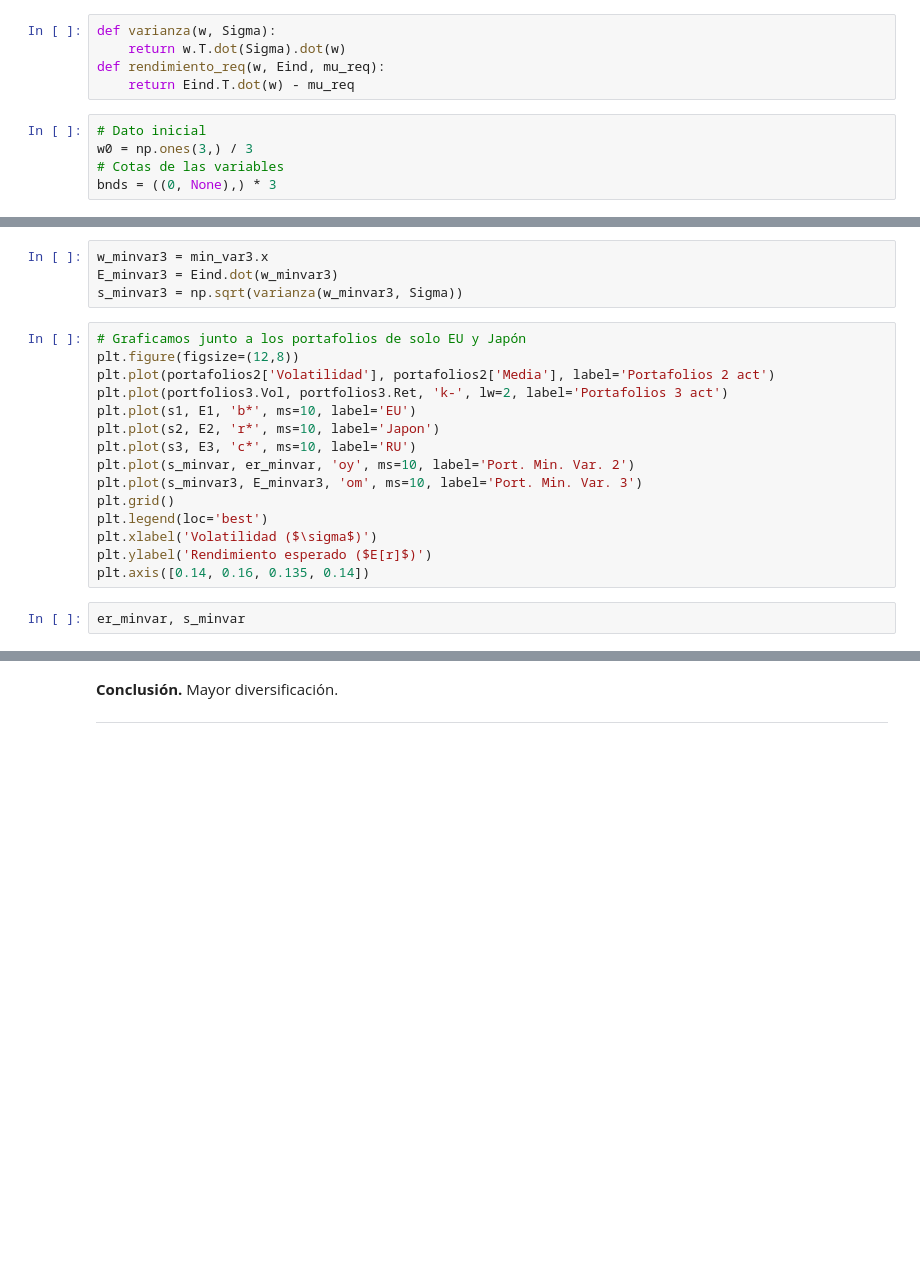
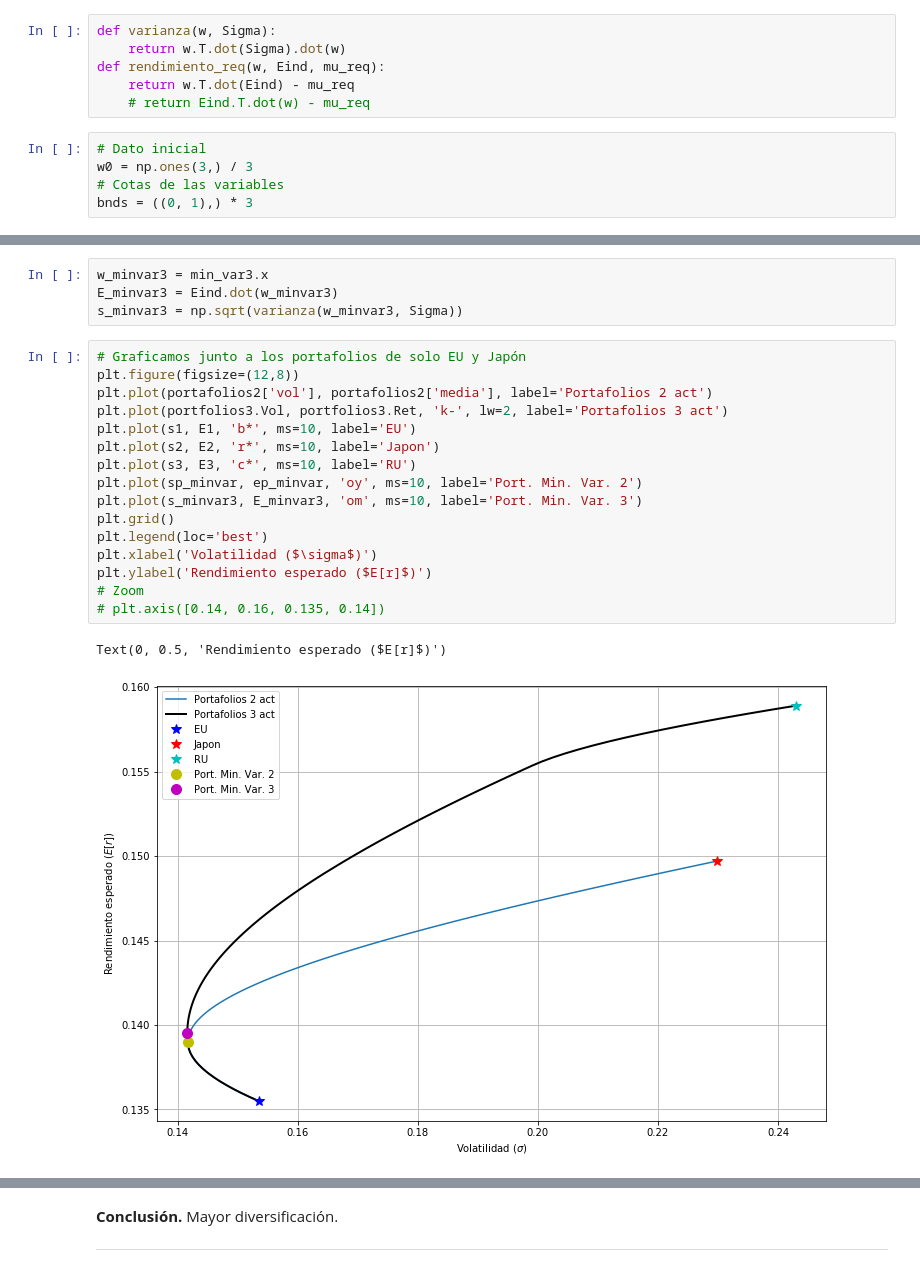
Before and after one commit to Luis168735/porinvp2022, a Jupyter notebook: Modulo2/Clase9_DiversificacionFuentesRiesgoII.ipynb, the cells around one changed output, grey strips where cells are left out. Saved outputs shown, nothing was run; the diff lists cells and outputs as text; blank space fills up the shorter version.

```diff
--- a/Modulo2/Clase9_DiversificacionFuentesRiesgoII.ipynb
+++ b/Modulo2/Clase9_DiversificacionFuentesRiesgoII.ipynb
@@ -327,12 +404,13 @@ Ereq = np.linspace(Eind.min(), Eind.max(), N)
 def varianza(w, Sigma):
     return w.T.dot(Sigma).dot(w)
 def rendimiento_req(w, Eind, mu_req):
-    return Eind.T.dot(w) - mu_req
+    return w.T.dot(Eind) - mu_req
+    # return Eind.T.dot(w) - mu_req
 # %%
 # Dato inicial
 w0 = np.ones(3,) / 3
 # Cotas de las variables
-bnds = ((0, None),) * 3
+bnds = ((0, 1),) * 3
 # %%
 # DataFrame de portafolios de la frontera
 portfolios3 = pd.DataFrame(index=range(N), columns=['w1', 'w2', 'w3', 'Ret', 'Vol'])
@@ -371,17 +473,19 @@ s_minvar3 = np.sqrt(varianza(w_minvar3, Sigma))
 # %%
 # Graficamos junto a los portafolios de solo EU y Japón
 plt.figure(figsize=(12,8))
-plt.plot(portafolios2['Volatilidad'], portafolios2['Media'], label='Portafolios 2 act')
+plt.plot(portafolios2['vol'], portafolios2['media'], label='Portafolios 2 act')
 plt.plot(portfolios3.Vol, portfolios3.Ret, 'k-', lw=2, label='Portafolios 3 act')
 plt.plot(s1, E1, 'b*', ms=10, label='EU')
 plt.plot(s2, E2, 'r*', ms=10, label='Japon')
 plt.plot(s3, E3, 'c*', ms=10, label='RU')
-plt.plot(s_minvar, er_minvar, 'oy', ms=10, label='Port. Min. Var. 2')
+plt.plot(sp_minvar, ep_minvar, 'oy', ms=10, label='Port. Min. Var. 2')
 plt.plot(s_minvar3, E_minvar3, 'om', ms=10, label='Port. Min. Var. 3')
 plt.grid()
 plt.legend(loc='best')
 plt.xlabel('Volatilidad ($\sigma$)')
 plt.ylabel('Rendimiento esperado ($E[r]$)')
-plt.axis([0.14, 0.16, 0.135, 0.14])
+# Zoom
+# plt.axis([0.14, 0.16, 0.135, 0.14])
+# %% [output]
+Text(0, 0.5, 'Rendimiento esperado ($E[r]$)')
+[figure, added]
-# %%
-er_minvar, s_minvar
```
Also changed, not shown: parts of 19 cells of this notebook, 1 other file.
